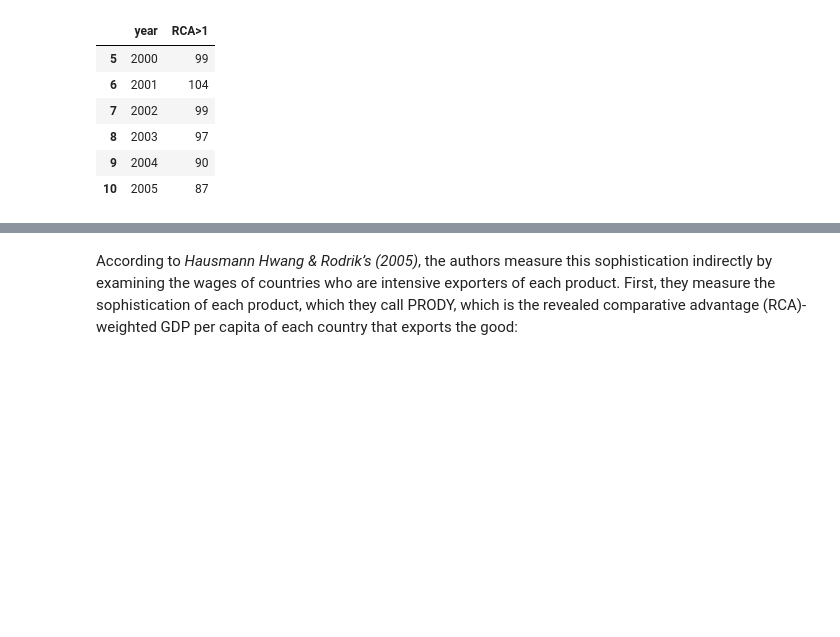
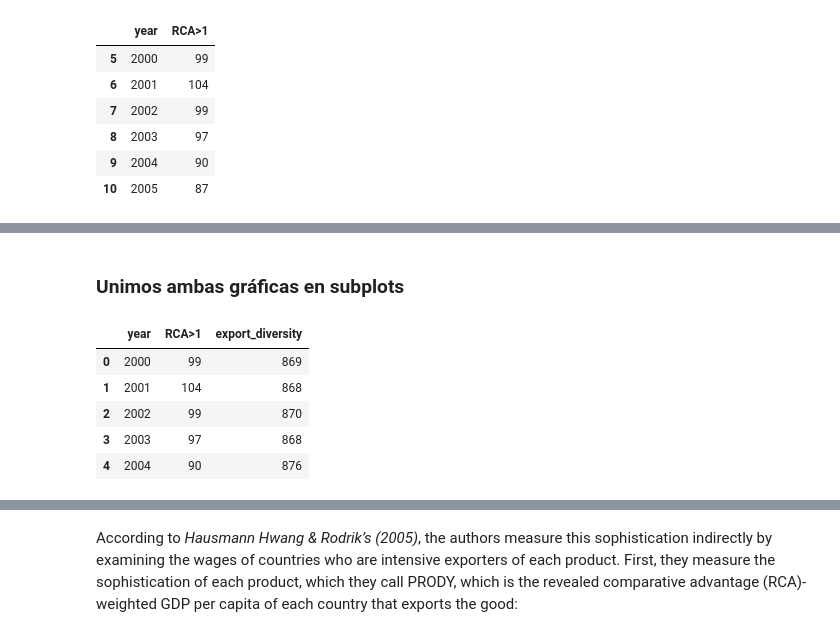
Before and after one commit to descandon88/Ecuador-Growth-data-set, a Jupyter notebook: Ecuador_contrade_data_analysis.ipynb, the cells around one changed output, grey strips where cells are left out. Cells and saved outputs as stored; diff of their text form; code cells hidden in the pictures; blank space fills up the shorter version.

```diff
--- a/Ecuador_contrade_data_analysis.ipynb
+++ b/Ecuador_contrade_data_analysis.ipynb
@@ -674,0 +676,12 @@ Text(0, 0.5, 'Diversidad (# de Productos)')
+# %% [markdown]
+### Unimos ambas gráficas en subplots
+# %%
+exports_merged = pd.merge(rca_div_ec, exp_div_ec[['year','export_diversity']],how='inner', on='year').copy()
+exports_merged.head()
+# %% [output]
+|  | year | RCA>1 | export_diversity |
+| 0 | 2000 | 99 | 869 |
+| 1 | 2001 | 104 | 868 |
+| 2 | 2002 | 99 | 870 |
+| 3 | 2003 | 97 | 868 |
+| 4 | 2004 | 90 | 876 |
```
Also changed, not shown: parts of 6 cells of this notebook.
